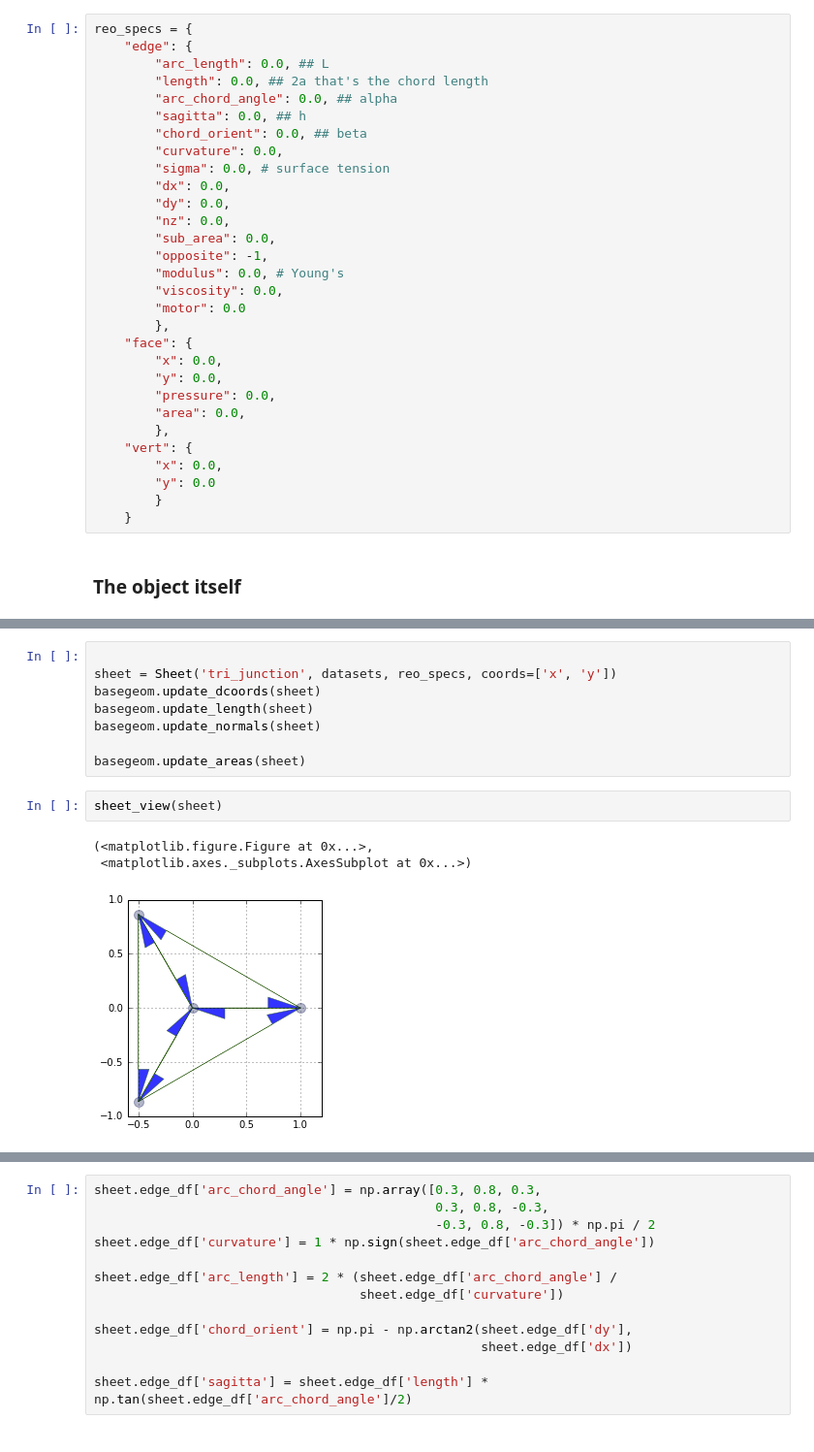
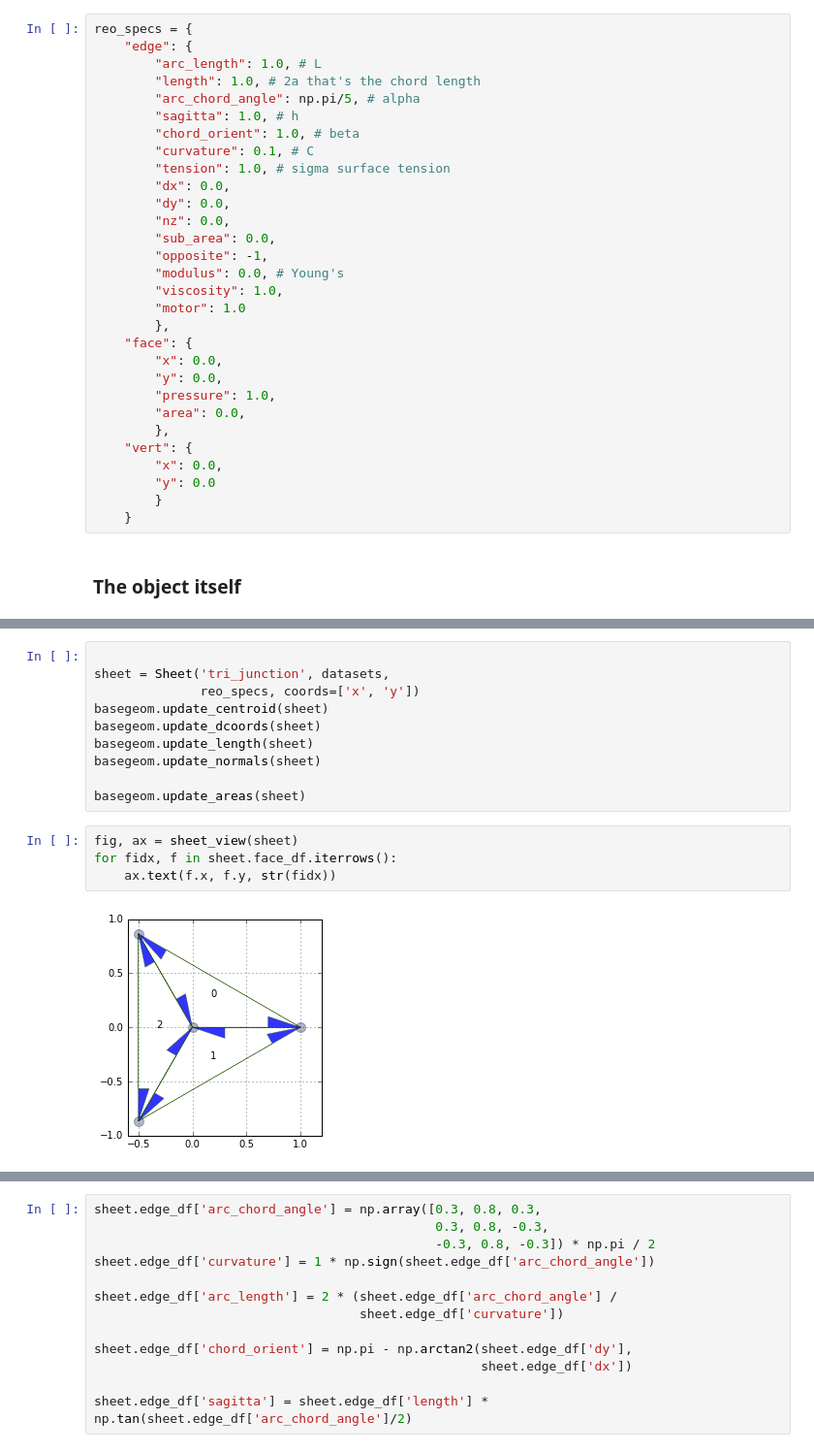
Before and after one commit to glyg/notebooks, a Jupyter notebook: tyssue/Rheology/Equations.ipynb, the cells around one changed output, grey strips where cells are left out. Shown at 97% size. Drawn from its saved outputs; the diff is of its cells as text.

```diff
--- a/tyssue/Rheology/Equations.ipynb
+++ b/tyssue/Rheology/Equations.ipynb
@@ -223,26 +213,26 @@ datasets['face'].index.name = 'vert'
 # %%
 reo_specs = {
     "edge": {
-        "arc_length": 0.0, ## L
-        "length": 0.0, ## 2a that's the chord length
-        "arc_chord_angle": 0.0, ## alpha
-        "sagitta": 0.0, ## h
-        "chord_orient": 0.0, ## beta
-        "curvature": 0.0,
-        "sigma": 0.0, # surface tension
+        "arc_length": 1.0, # L
+        "length": 1.0, # 2a that's the chord length
+        "arc_chord_angle": np.pi/5, # alpha
+        "sagitta": 1.0, # h
+        "chord_orient": 1.0, # beta
+        "curvature": 0.1, # C
+        "tension": 1.0, # sigma surface tension
         "dx": 0.0,
         "dy": 0.0,
         "nz": 0.0,
         "sub_area": 0.0,
         "opposite": -1,
         "modulus": 0.0, # Young's
-        "viscosity": 0.0,
-        "motor": 0.0
+        "viscosity": 1.0,
+        "motor": 1.0
         },
     "face": {
         "x": 0.0,
         "y": 0.0,
-        "pressure": 0.0,
+        "pressure": 1.0,
         "area": 0.0,
         },
     "vert": {
@@ -255,17 +257,19 @@ reo_specs = {
 # %%
 
-sheet = Sheet('tri_junction', datasets, reo_specs, coords=['x', 'y'])
+sheet = Sheet('tri_junction', datasets,
+              reo_specs, coords=['x', 'y'])
+basegeom.update_centroid(sheet)
 basegeom.update_dcoords(sheet)
 basegeom.update_length(sheet)
 basegeom.update_normals(sheet)
 
 basegeom.update_areas(sheet)
-# %%
-sheet_view(sheet)
-# %% [output]
-(<matplotlib.figure.Figure at 0x...>,
- <matplotlib.axes._subplots.AxesSubplot at 0x...>)
-[figure, removed]
+# %%
+fig, ax = sheet_view(sheet)
+for fidx, f in sheet.face_df.iterrows():
+    ax.text(f.x, f.y, str(fidx))
+# %% [output]
+[figure, added]
 # %%
 def arc_area_alt(alpha): ## As defined by Maxime
     alpha = np.asanyarray(alpha)
```
Also changed, not shown: parts of 22 cells of this notebook.
